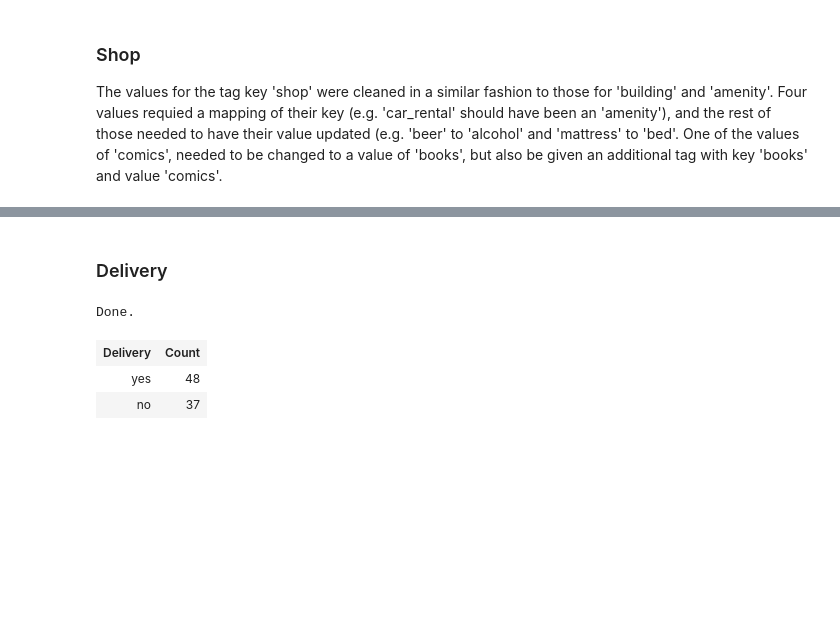
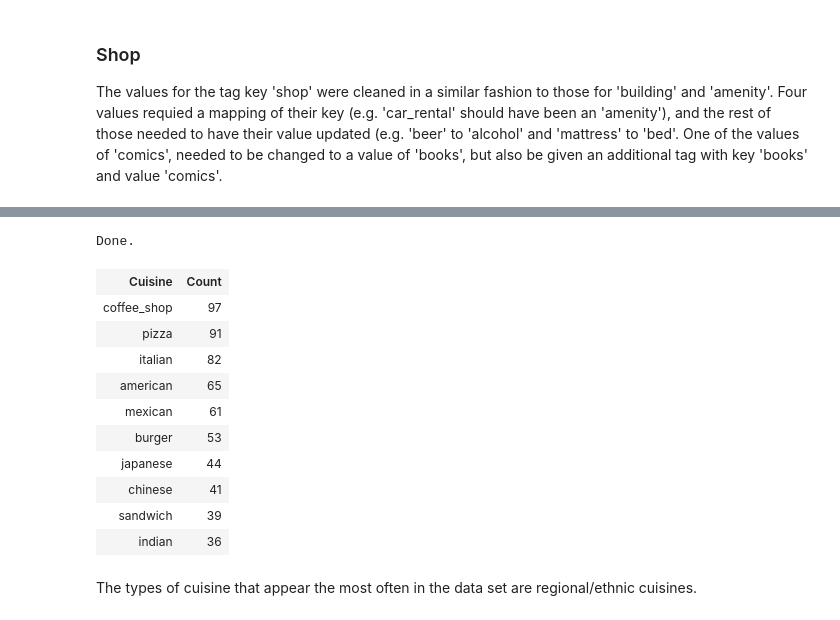
Before and after one commit to jaclynrich/manhattan-osm-wrangling, a Jupyter notebook: output_and_report/OpenStreetMap Data Wrangling and Case Study.ipynb, the cells around one changed output, grey strips where cells are left out. Cells and saved outputs as stored; diff of their text form; code cells hidden in the pictures; blank space fills up the shorter version.

```diff
--- a/output_and_report/OpenStreetMap Data Wrangling and Case Study.ipynb
+++ b/output_and_report/OpenStreetMap Data Wrangling and Case Study.ipynb
@@ -511,16 +1093,25 @@ I compiled a list of the acceptable cuisines
 
 There was also one tag with the key 'cuisine_1' which I reassigned to 'cuisine'.
-# %% [markdown]
-### Delivery
 # %%
 %%sql
-SELECT value AS 'Delivery', COUNT(*) AS Count
+SELECT value AS 'Cuisine', COUNT(*) AS Count
 FROM tags
-WHERE key='delivery'
+WHERE key='cuisine'
 GROUP BY value
 ORDER BY Count DESC
+LIMIT 10;
 # %% [output]
 Done.
-| Delivery | Count |
-| yes | 48 |
-| no | 37 |
+| Cuisine | Count |
+| coffee_shop | 97 |
+| pizza | 91 |
+| italian | 82 |
+| american | 65 |
+| mexican | 61 |
+| burger | 53 |
+| japanese | 44 |
+| chinese | 41 |
+| sandwich | 39 |
+| indian | 36 |
+# %% [markdown]
+The types of cuisine that appear the most often in the data set are regional/ethnic cuisines.
```
Also changed, not shown: parts of 72 cells of this notebook, 1 other file.
